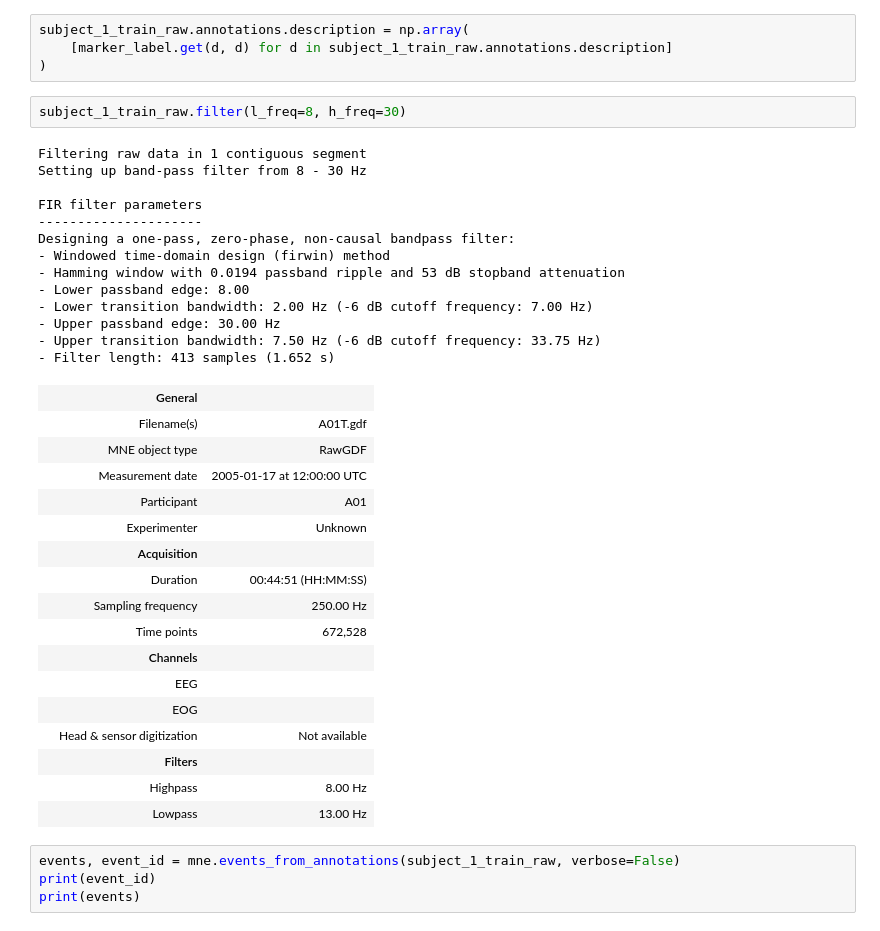
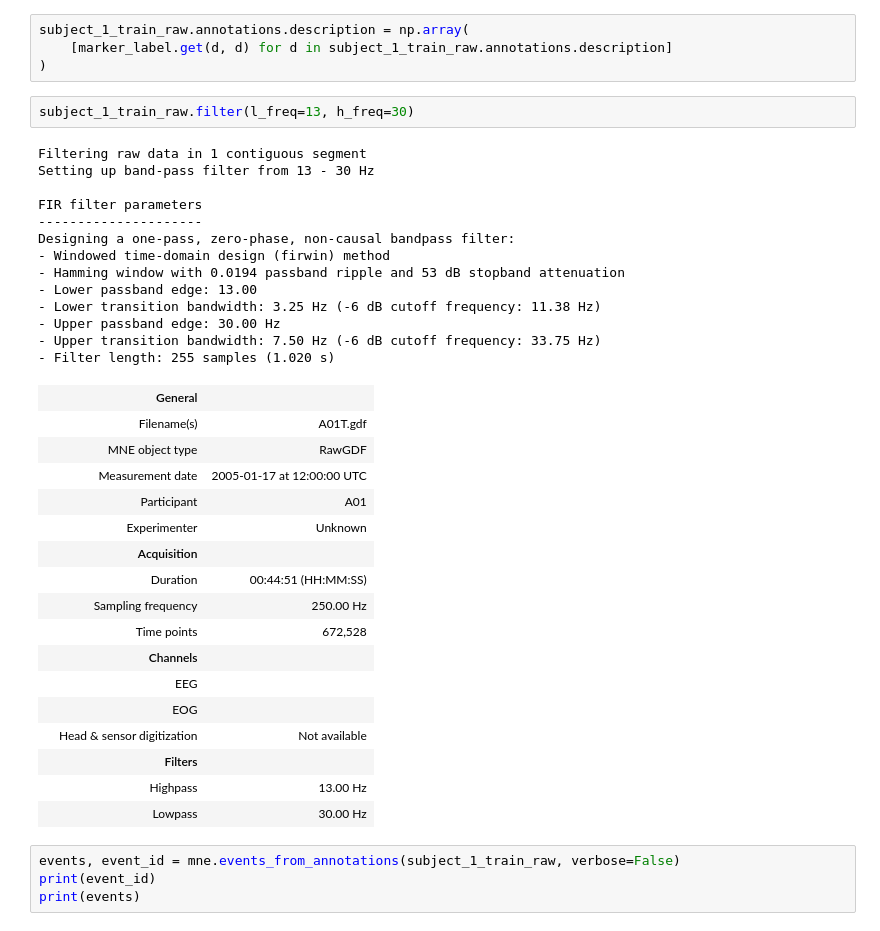
Before and after one commit to AkilanSS/motor-imagery-bci2000, a Jupyter notebook: notebook/eda.ipynb, the cells around one changed output. Saved outputs shown, nothing was run; the diff lists cells and outputs as text.

```diff
--- a/notebook/eda.ipynb
+++ b/notebook/eda.ipynb
@@ -100,38 +100,38 @@ subject_1_train_raw.annotations.description = np.array(
     [marker_label.get(d, d) for d in subject_1_train_raw.annotations.description]
 )
 # %%
-subject_1_train_raw.filter(l_freq=8, h_freq=30)
+subject_1_train_raw.filter(l_freq=13, h_freq=30)
 # %% [output]
 Filtering raw data in 1 contiguous segment
-Setting up band-pass filter from 8 - 30 Hz
+Setting up band-pass filter from 13 - 30 Hz
 
 FIR filter parameters
 ---------------------
 Designing a one-pass, zero-phase, non-causal bandpass filter:
 - Windowed time-domain design (firwin) method
 - Hamming window with 0.0194 passband ripple and 53 dB stopband attenuation
-- Lower passband edge: 8.00
-- Lower transition bandwidth: 2.00 Hz (-6 dB cutoff frequency: 7.00 Hz)
+- Lower passband edge: 13.00
+- Lower transition bandwidth: 3.25 Hz (-6 dB cutoff frequency: 11.38 Hz)
 - Upper passband edge: 30.00 Hz
 - Upper transition bandwidth: 7.50 Hz (-6 dB cutoff frequency: 33.75 Hz)
-- Filter length: 413 samples (1.652 s)
+- Filter length: 255 samples (1.020 s)
 |  | General |  |
 |  | Filename(s) | A01T.gdf |
 |  | MNE object type | RawGDF |
 |  | Measurement date | 2005-01-17 at 12:00:00 UTC |
 |  | Participant | A01 |
 |  | Experimenter | Unknown |
 |  | Acquisition |  |
 |  | Duration | 00:44:51 (HH:MM:SS) |
 |  | Sampling frequency | 250.00 Hz |
 |  | Time points | 672,528 |
 |  | Channels |  |
 |  | EEG |  |
 |  | EOG |  |
 |  | Head & sensor digitization | Not available |
 |  | Filters |  |
-|  | Highpass | 8.00 Hz |
-|  | Lowpass | 13.00 Hz |
+|  | Highpass | 13.00 Hz |
+|  | Lowpass | 30.00 Hz |
 # %%
 events, event_id = mne.events_from_annotations(subject_1_train_raw, verbose=False)
 print(event_id)
```
Also changed, not shown: parts of 4 cells of this notebook.
